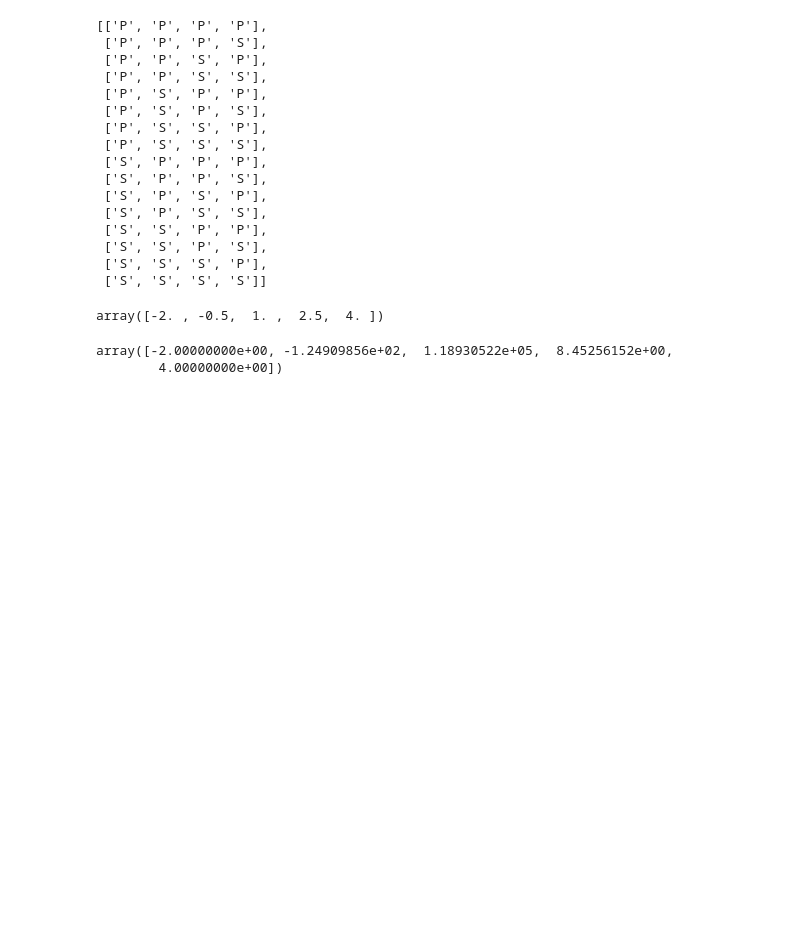
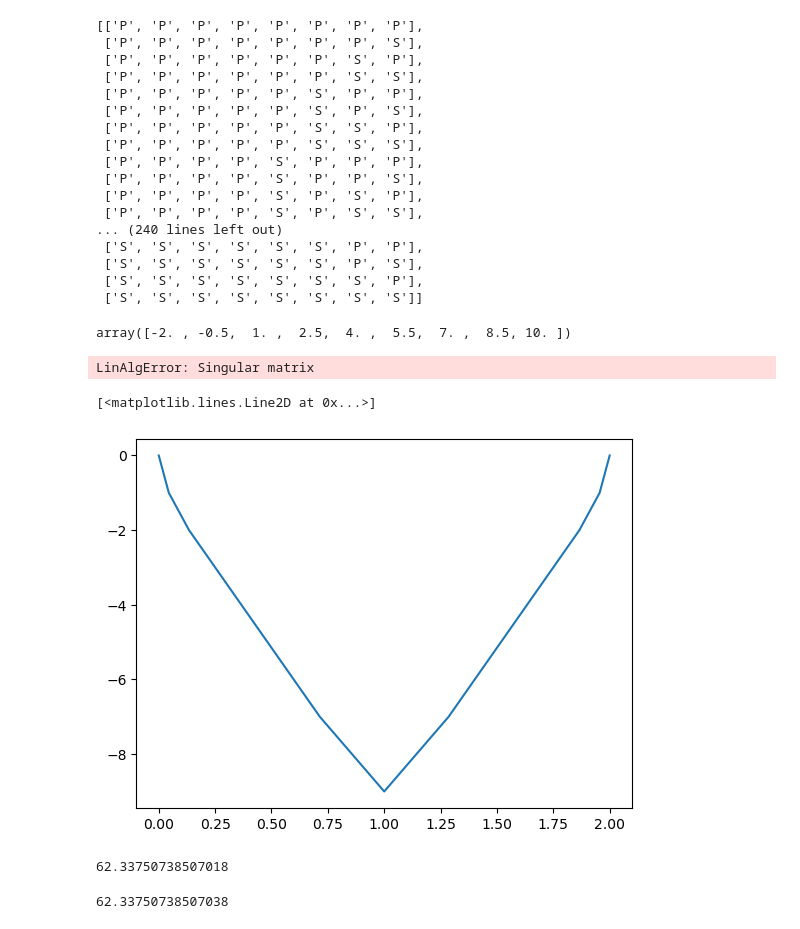
Before and after one commit to LeoUribC/Computational_Seismic, a Jupyter notebook: notebooks/book_example.ipynb, the cells around one changed output. Drawn from its saved outputs; the diff is of its cells as text; code cells hidden in the pictures; blank space fills up the shorter version.

```diff
--- a/notebooks/book_example.ipynb
+++ b/notebooks/book_example.ipynb
@@ -9,51 +9,57 @@ from HomotopyConstructions import *
 # %%
 import sympy as sp
 
-media_trail = [1, 1, 1, 1]
-interfaces = [0, 1, 0, 1, 0]
-medium_velocities = { 'P':[2.44, 5.38], 'S':[1.71, 3.44] }
+media_trail = [1, 2, 3, 4, 4, 3, 2, 1]
+interfaces = [0, 1, 2, 3, 4, 3, 2, 1, 0]
+medium_velocities = { 'P':[2.44, 5.38, 7.50, 9.8],
+                      'S':[1.71, 3.44, 5.6, 8.2] }
 
 x = sp.symbols('x')
-interface_functions = [ 0*x, x*( (x/10)**2 - 1 ) - 5, -10*( (x/10)**2 + 1 ) ]
+#interface_functions = [ 0*x, x*( (x/10)**2 - 1 ) - 5, -10*( (x/10)**2 + 1 ) ]
+
+interface_functions = [ 0*x, 1.0 + 0*x, 2 + 0*x, 7 + 0*x, 9 + 0*x ]
 
 myRay = Ray(media_trail, interfaces)
 mySurface = Surface(interface_functions, myRay, medium_velocities)
 
 mySurface.get_cases()
 # %% [output]
-[['P', 'P', 'P', 'P'],
- ['P', 'P', 'P', 'S'],
- ['P', 'P', 'S', 'P'],
- ['P', 'P', 'S', 'S'],
- ['P', 'S', 'P', 'P'],
- ['P', 'S', 'P', 'S'],
- ['P', 'S', 'S', 'P'],
- ['P', 'S', 'S', 'S'],
- ['S', 'P', 'P', 'P'],
- ['S', 'P', 'P', 'S'],
- ['S', 'P', 'S', 'P'],
- ['S', 'P', 'S', 'S'],
- ['S', 'S', 'P', 'P'],
- ['S', 'S', 'P', 'S'],
- ['S', 'S', 'S', 'P'],
- ['S', 'S', 'S', 'S']]
+[['P', 'P', 'P', 'P', 'P', 'P', 'P', 'P'],
+ ['P', 'P', 'P', 'P', 'P', 'P', 'P', 'S'],
+ ['P', 'P', 'P', 'P', 'P', 'P', 'S', 'P'],
+ ['P', 'P', 'P', 'P', 'P', 'P', 'S', 'S'],
+ ['P', 'P', 'P', 'P', 'P', 'S', 'P', 'P'],
+ ['P', 'P', 'P', 'P', 'P', 'S', 'P', 'S'],
+ ['P', 'P', 'P', 'P', 'P', 'S', 'S', 'P'],
+ ['P', 'P', 'P', 'P', 'P', 'S', 'S', 'S'],
+ ['P', 'P', 'P', 'P', 'S', 'P', 'P', 'P'],
+ ['P', 'P', 'P', 'P', 'S', 'P', 'P', 'S'],
+ ['P', 'P', 'P', 'P', 'S', 'P', 'S', 'P'],
+ ['P', 'P', 'P', 'P', 'S', 'P', 'S', 'S'],
+... (240 lines left out)
+ ['S', 'S', 'S', 'S', 'S', 'S', 'P', 'P'],
+ ['S', 'S', 'S', 'S', 'S', 'S', 'P', 'S'],
+ ['S', 'S', 'S', 'S', 'S', 'S', 'S', 'P'],
+ ['S', 'S', 'S', 'S', 'S', 'S', 'S', 'S']]
 # %%
-xs, xr = -2, 4
-all_points = 5
+xs, xr = -2, 10
+all_points = 9
 
 x_test = xs + np.arange(all_points) * ( xr - xs ) / ( all_points-1 )
 
 
 mySystem = SystemBuilder(x_test, mySurface)
 
-interest_cases = [['P', 'P', 'P', 'P'],
-                  ['S', 'S', 'P', 'S']]
+interest_cases = [['P', 'P', 'P', 'P', 'P', 'P', 'P', 'P'],
+                  ['S', 'S', 'S', 'S', 'S', 'S', 'S', 'S']]
 
 x_test
 # %% [output]
-array([-2. , -0.5,  1. ,  2.5,  4. ])
+array([-2. , -0.5,  1. ,  2.5,  4. ,  5.5,  7. ,  8.5, 10. ])
-# %%
-mySystem.newton_solve(interest_cases)
-# %% [output]
-array([-2.00000000e+00, -1.24909856e+02,  1.18930522e+05,  8.45256152e+00,
-        4.00000000e+00])
+# %%
+sol = mySystem.newton_solve(interest_cases, tol=1e-3)
+sol
+# %% [output]
+LinAlgError: Singular matrix
+# %%
+y = np.array([0, 1, 2, 7, 9, 7, 2, 1, 0])
@@ -59,0 +68,13 @@ array([-2.00000000e+00, -1.24909856e+02,  1.18930522e+05,  8.45256152e+00,
+# %%
+plt.plot(sol, -y)
+# %% [output]
+[<matplotlib.lines.Line2D at 0x...>]
+[figure, added]
+# %%
+sol[1] - sol[0]
+# %% [output]
+62.33750738507018
+# %%
+sol[-1] - sol[-2]
+# %% [output]
+62.33750738507038
```
Also changed, not shown: parts of 1 cell of this notebook, 1 other file.
